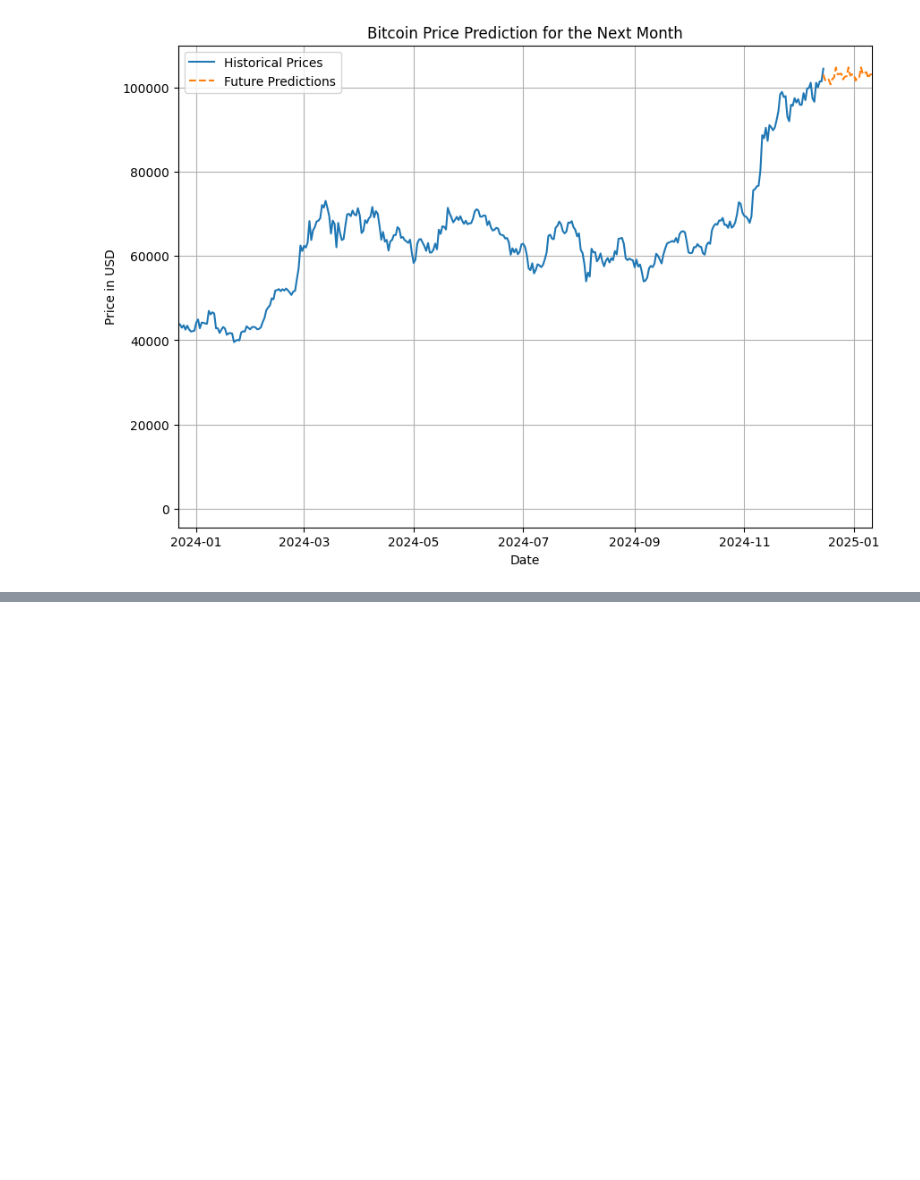
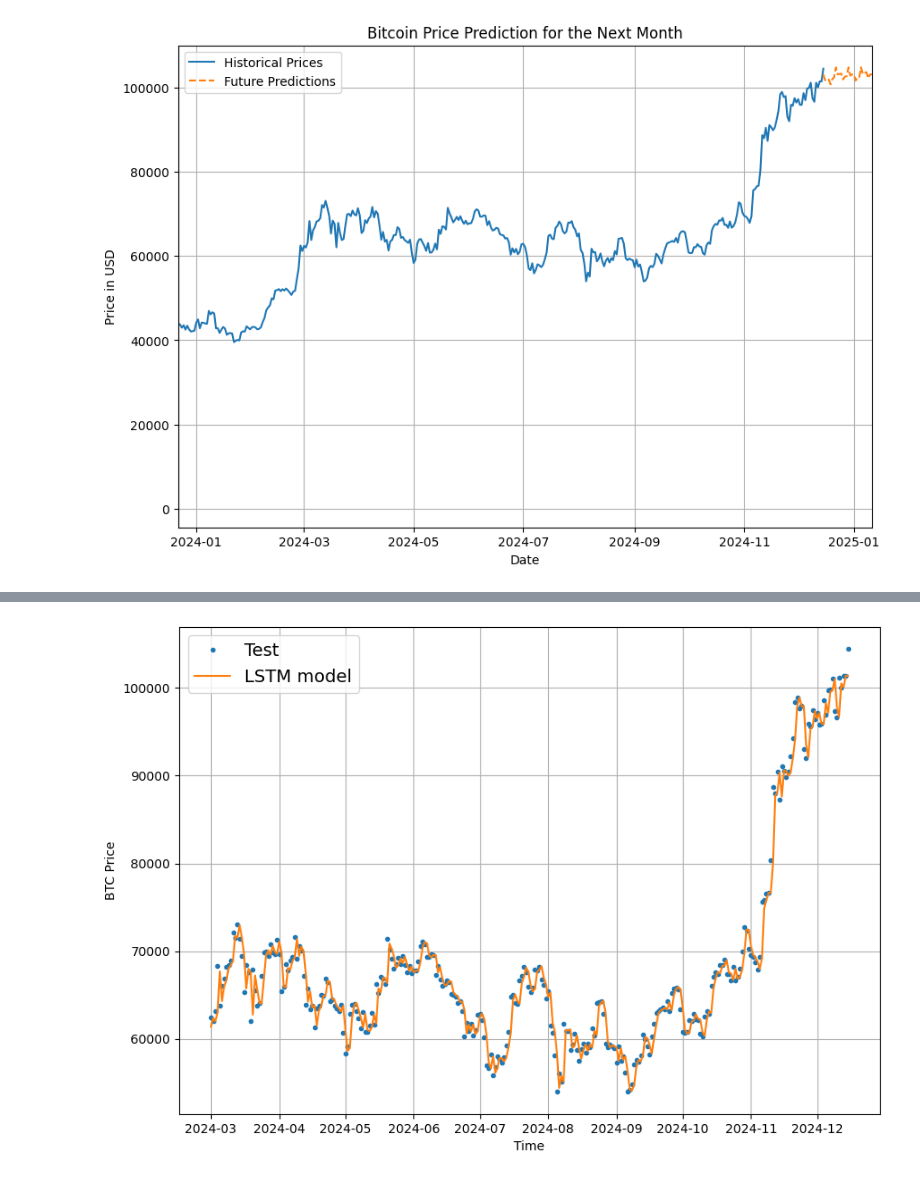
Before and after one commit to davydantoniuk/btc-timeseries-forecasting, a Jupyter notebook: btc_forecast.ipynb, the cells around one changed output, grey strips where cells are left out. Cells and saved outputs as stored; diff of their text form; code cells hidden in the pictures; blank space fills up the shorter version.

Commit message:
Evaluate LSTM model

```diff
--- a/btc_forecast.ipynb
+++ b/btc_forecast.ipynb
@@ -186,0 +195,3 @@ plt.show()
+# %%
+full_windows, full_labels = make_windows(prices, window_size=7, horizon=1)
+train_windows, test_windows, train_labels, test_labels = make_train_test_splits(full_windows, full_labels, test_split=0.1)
@@ -186,0 +200,17 @@ plt.show()
+# %%
+inputs = layers.Input(shape=(7,))
+x = layers.Lambda(lambda x: tf.expand_dims(x, axis=1))(inputs)
+x = layers.LSTM(128, activation="relu", return_sequences=True)(x)
+x = layers.LSTM(64, activation="relu")(x)
+x = layers.Dense(32, activation="relu")(x)
+output = layers.Dense(1)(x)
+lstm_model = tf.keras.Model(inputs=inputs, outputs=output, name="lstm_model")
+lstm_model.compile(loss="mae",
+                  optimizer=tf.keras.optimizers.Adam())
+lstm_model.fit(x=train_windows,
+                y=train_labels,
+                epochs=200,
+                verbose=0,
+                batch_size=32,
+                validation_data=(test_windows, test_labels),
+                callbacks=[crteate_model_checkpoint(model_name=lstm_model.name)])
@@ -186,0 +227,4 @@ plt.show()
+# %%
+lstm_preds = make_preds(lstm_model, test_windows)
+lstm_results = evaluate_preds(y_true=test_labels, y_pred=lstm_preds)
+lstm_results
@@ -186,0 +238,12 @@ plt.show()
+# %%
+plt.figure(figsize=(10,7))
+plot_time_series(timesteps=X_test[-len(test_windows):],
+                 values=test_labels[:,0],
+                 format=".",
+                 label="Test")
+plot_time_series(timesteps=X_test[-len(test_windows):],
+                 values=lstm_preds,
+                 format="-",
+                 label="LSTM model")
+# %% [output]
+[figure, added]
```
Also changed, not shown: parts of 8 cells of this notebook.
